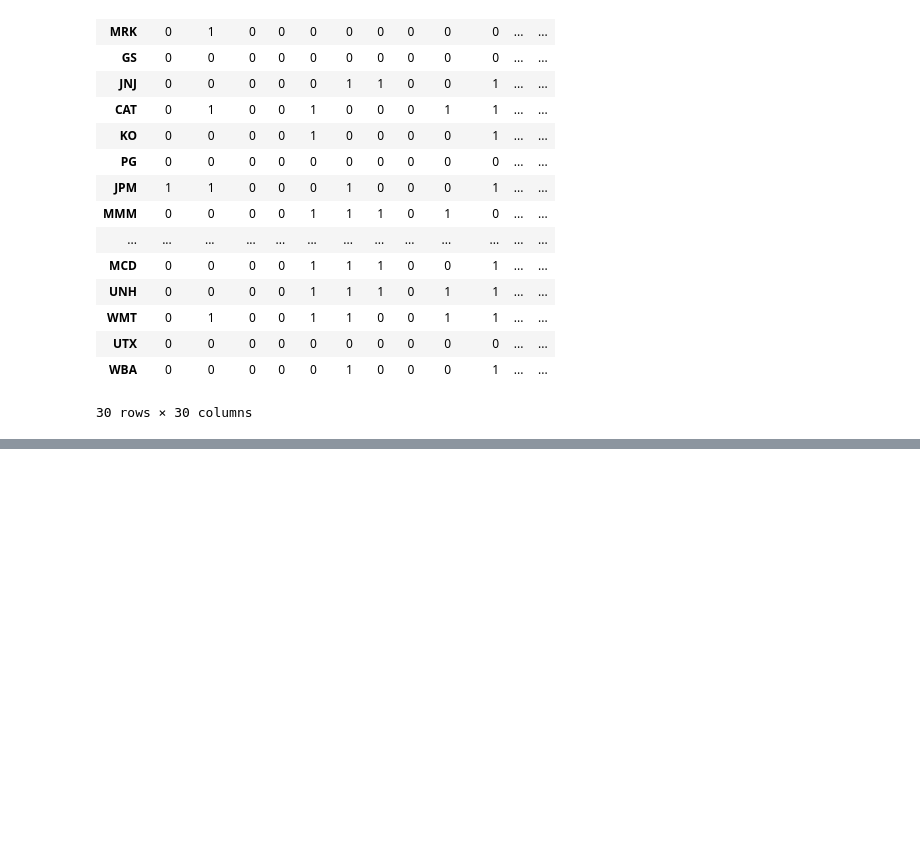
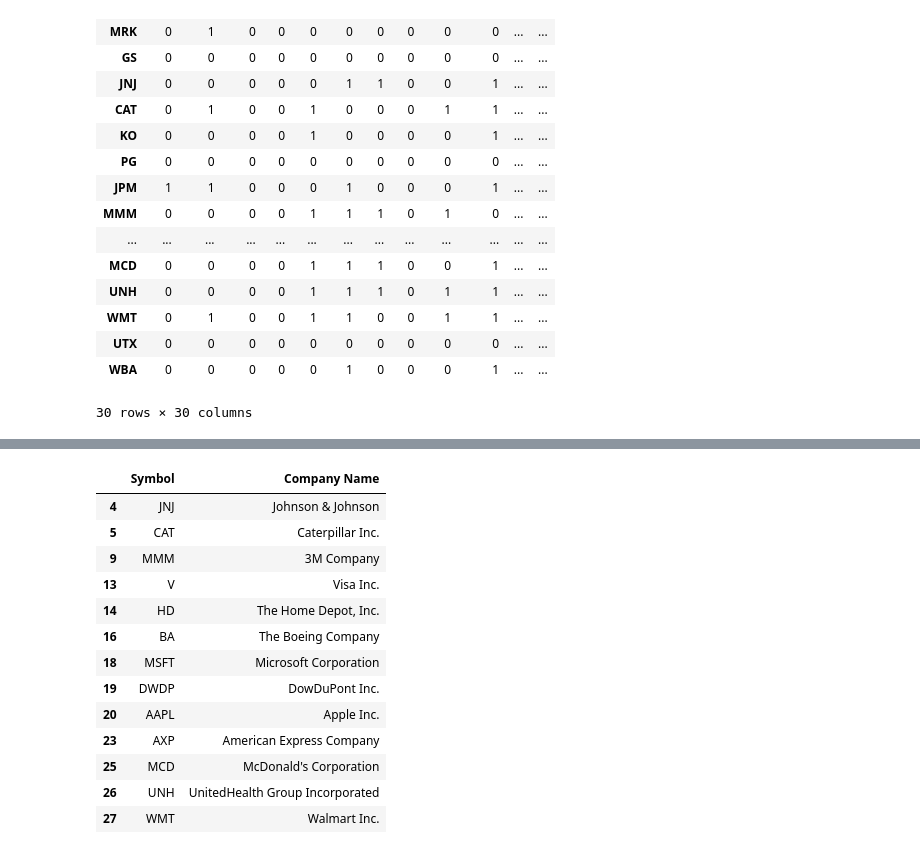
Before and after one commit to yanafedorchuk/PythonPractice, a Jupyter notebook: Parse_Yahoo_Finance.ipynb, the cells around one changed output, grey strips where cells are left out. Cells and saved outputs as stored; diff of their text form; code cells hidden in the pictures; blank space fills up the shorter version.

```diff
--- a/Parse_Yahoo_Finance.ipynb
+++ b/Parse_Yahoo_Finance.ipynb
@@ -155,0 +156,20 @@ nx.draw_networkx(G1, pos=)
+# %%
+cliques=list(nx.find_cliques(G1))
+mq=max(cliques, key=len)
+# %%
+DJI[DJI['Symbol'].isin(mq)]
+# %% [output]
+|  | Symbol | Company Name |
+| 4 | JNJ | Johnson & Johnson |
+| 5 | CAT | Caterpillar Inc. |
+| 9 | MMM | 3M Company |
+| 13 | V | Visa Inc. |
+| 14 | HD | The Home Depot, Inc. |
+| 16 | BA | The Boeing Company |
+| 18 | MSFT | Microsoft Corporation |
+| 19 | DWDP | DowDuPont Inc. |
+| 20 | AAPL | Apple Inc. |
+| 23 | AXP | American Express Company |
+| 25 | MCD | McDonald's Corporation |
+| 26 | UNH | UnitedHealth Group Incorporated |
+| 27 | WMT | Walmart Inc. |
```
Also changed, not shown: parts of 2 cells of this notebook.
